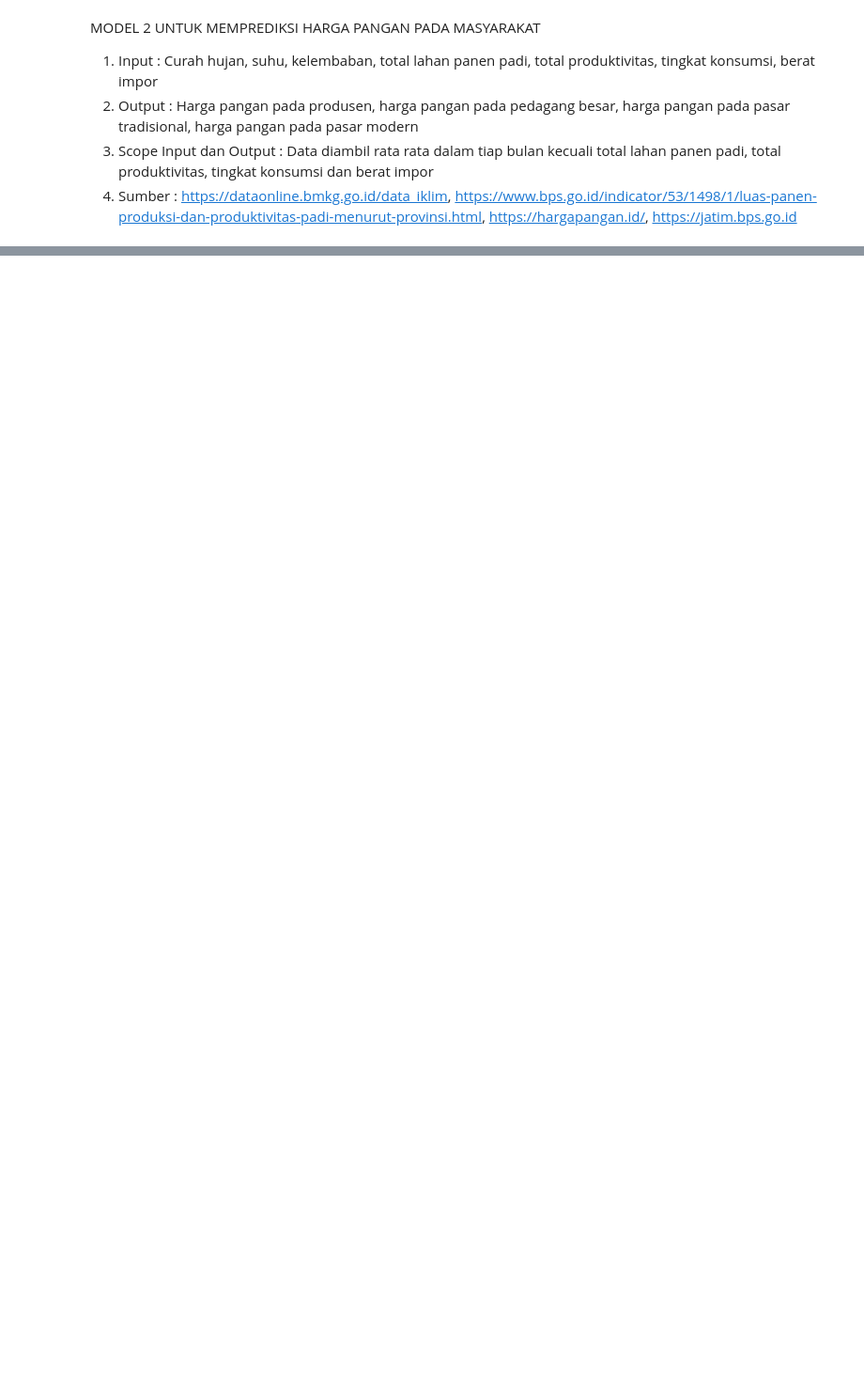
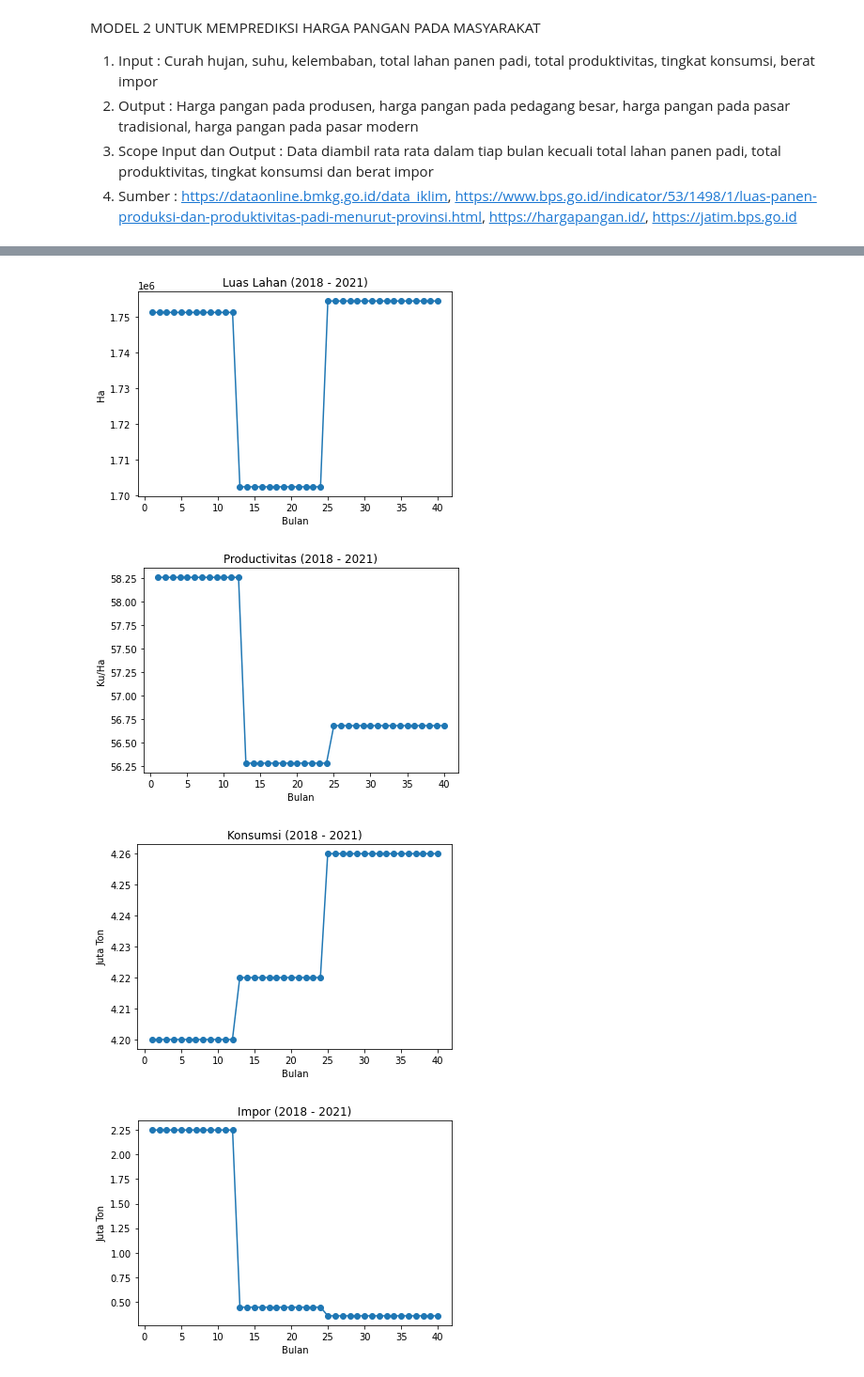
Before and after one commit to u1-byte/SmartCropYieldsPrediction, a Jupyter notebook: Machine Learning/Code/ML_Model_2.ipynb, the cells around one changed output, grey strips where cells are left out. Shown at 94% size. Drawn from its saved outputs; the diff is of its cells as text; code cells hidden in the pictures; blank space fills up the shorter version.

```diff
--- a/Machine Learning/Code/ML_Model_2.ipynb
+++ b/Machine Learning/Code/ML_Model_2.ipynb
@@ -17,0 +76,33 @@ import csv
+# %%
+#grafik garis dari luas lahan
+plt.plot(number_of_input,input_luas_lahan,marker='o')
+plt.title('Luas Lahan (2018 - 2021)')
+plt.ylabel('Ha')
+plt.xlabel('Bulan')
+plt.show()
+
+#grafik garis dari produktivitas
+plt.plot(number_of_input,input_productivitas,marker='o')
+plt.title('Productivitas (2018 - 2021)')
+plt.ylabel('Ku/Ha')
+plt.xlabel('Bulan')
+plt.show()
+
+#grafik garis dari konsumsi
+plt.plot(number_of_input,input_konsumsi,marker='o')
+plt.title('Konsumsi (2018 - 2021)')
+plt.ylabel('Juta Ton')
+plt.xlabel('Bulan')
+plt.show()
+
+#grafik garis dari impor
+plt.plot(number_of_input,input_impor,marker='o')
+plt.title('Impor (2018 - 2021)')
+plt.ylabel('Juta Ton')
+plt.xlabel('Bulan')
+plt.show()
+# %% [output]
+[figure, added]
+[figure, added]
+[figure, added]
+[figure, added]
```
Also changed, not shown: parts of 7 cells of this notebook.
